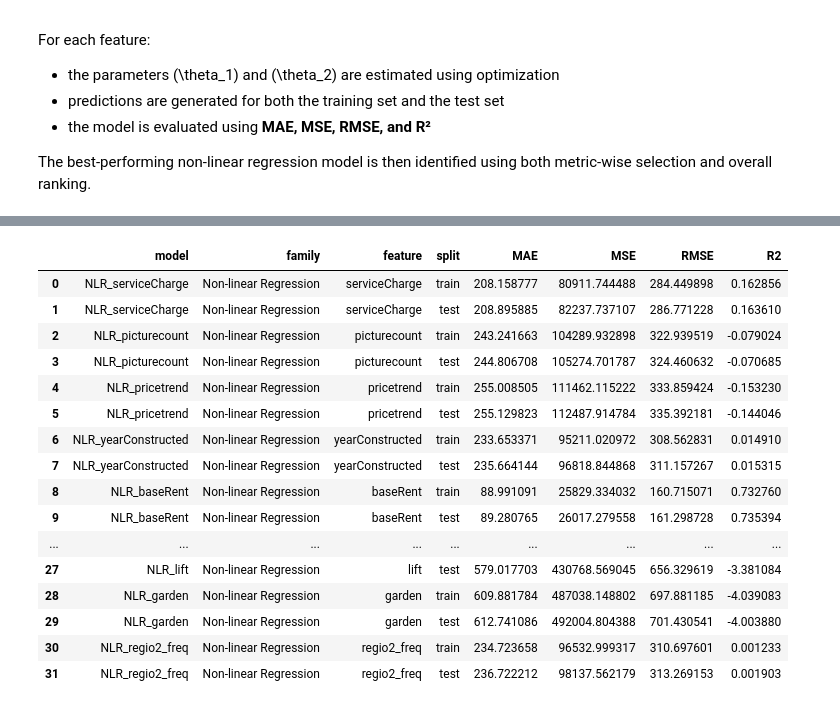
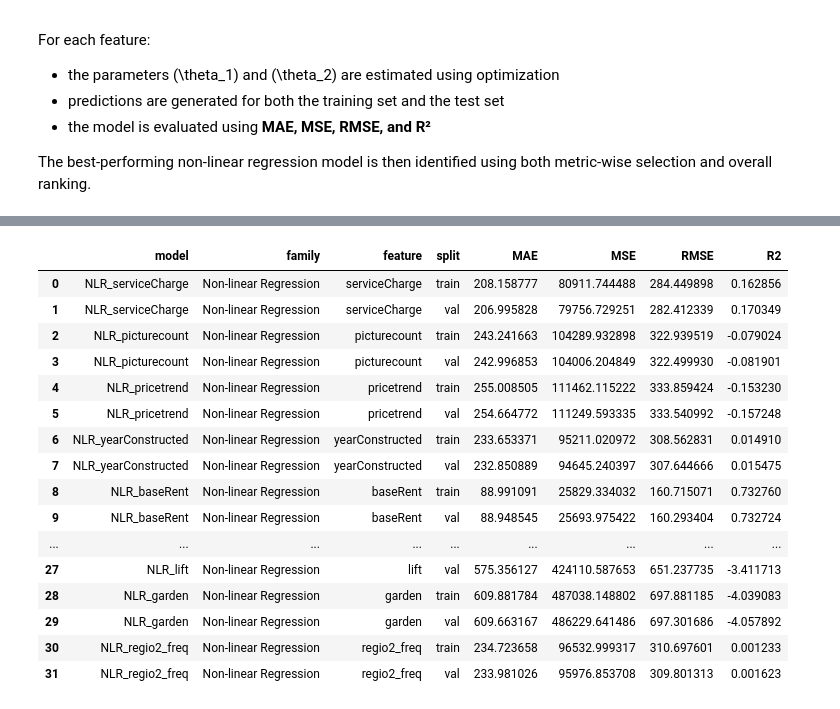
Before and after one commit to Susantoco/data_mining, a Jupyter notebook: notebooks/regression.ipynb, the cells around one changed output, grey strips where cells are left out. Drawn from its saved outputs; the diff is of its cells as text; code cells hidden in the pictures.

```diff
--- a/notebooks/regression.ipynb
+++ b/notebooks/regression.ipynb
@@ -32,9 +34,9 @@ This section is responsible for loading the prepared datasets used for model tra
 - **Validation set**: used for hyperparameter tuning (GridSearchCV)
 - **Test set**: used for final evaluation
 # %%
-traindf = pd.read_csv("../data/processed/train.csv")
-valdf = pd.read_csv("../data/processed/val.csv")
-testdf = pd.read_csv("../data/processed/test.csv")
+traindf = pd.read_csv("../data/train.csv")
+valdf = pd.read_csv("../data/val.csv")
+testdf = pd.read_csv("../data/test.csv")
 # %% [markdown]
 ## ***2.2. Dataset Overview***
 
@@ -582,21 +568,33 @@ nlr_params = {}
 nlr_predictions = {}
 nlr_failures = []
 
+# Target
+y_train = traindf[target_col].copy()
+y_val   = valdf[target_col].copy()
+
+# ===== 1. Fit NLR trên train, đánh giá train + val =====
 for col in feature_cols:
     x_train = traindf[col].astype(float).values
-    x_test = testdf[col].astype(float).values
+    x_val   = valdf[col].astype(float).values
 
     y_train_arr = y_train.astype(float).values
-    y_test_arr = y_test.astype(float).values
+    y_val_arr   = y_val.astype(float).values
 
     train_mask = np.isfinite(x_train) & np.isfinite(y_train_arr)
-    test_mask = np.isfinite(x_test) & np.isfinite(y_test_arr)
+    val_mask   = np.isfinite(x_val) & np.isfinite(y_val_arr)
 
     x_train_valid = x_train[train_mask]
     y_train_valid = y_train_arr[train_mask]
 
-    x_test_valid = x_test[test_mask]
-    y_test_valid = y_test_arr[test_mask]
+    x_val_valid = x_val[val_mask]
+    y_val_valid = y_val_arr[val_mask]
+
+    if len(x_train_valid) < 3 or len(np.unique(x_train_valid)) < 2:
+        nlr_failures.append({
+            "feature": col,
+            "error": "Not enough valid training points or feature has no variation"
+        })
+        continue
 
     theta1_init = max(np.nanmean(y_train_valid), 1.0)
     theta2_init = np.nanmedian(x_train_valid)
@@ -615,7 +613,7 @@ for col in feature_cols:
         theta1_hat, theta2_hat = params
 
         y_train_pred = nonlinear_model(x_train_valid, theta1_hat, theta2_hat)
-        y_test_pred = nonlinear_model(x_test_valid, theta1_hat, theta2_hat)
+        y_val_pred   = nonlinear_model(x_val_valid, theta1_hat, theta2_hat)
 
         nlr_params[col] = {
             "theta1": theta1_hat,
@@ -625,8 +623,8 @@ for col in feature_cols:
         nlr_predictions[col] = {
             "train_true": y_train_valid,
             "train_pred": y_train_pred,
-            "test_true": y_test_valid,
-            "test_pred": y_test_pred
+            "val_true": y_val_valid,
+            "val_pred": y_val_pred
         }
 
         nlr_rows.append(
@@ -645,9 +643,9 @@ for col in feature_cols:
                 model_name=f"NLR_{col}",
                 family="Non-linear Regression",
                 feature=col,
-                split_name="test",
-                y_true=y_test_valid,
-                y_pred=y_test_pred
+                split_name="val",
+                y_true=y_val_valid,
+                y_pred=y_val_pred
             )
         )
 
@@ -658,5 +656,45 @@ for col in feature_cols:
         })
 
 nlr_results = pd.DataFrame(nlr_rows)
-nlr_results
+print("NLR results:")
+display(nlr_results)
+
+if len(nlr_failures) > 0:
+    print("Các feature fit lỗi:")
+    display(pd.DataFrame(nlr_failures))
+
+nlr_val_results = nlr_results[nlr_results["split"] == "val"].copy()
+
+if nlr_val_results.empty:
+    raise ValueError("Không có mô hình Non-linear Regression hợp lệ trên validation set.")
+
+nlr_best_each_metric = best_by_metric(nlr_val_results)
+print("Best NLR by each metric on validation:")
+display(nlr_best_each_metric)
+
+nlr_val_ranked = rank_models(nlr_val_results)
+print("Validation ranking of NLR models:")
+display(nlr_val_ranked)
+
+top_k = min(2, len(nlr_val_ranked))
+top2_nlr = nlr_val_ranked.head(top_k).copy()
+
+print(f"Top {top_k} NLR models selected from validation:")
+display(top2_nlr)
+
+top2_features = top2_nlr["feature"].tolist()
+print("Selected top features:", top2_features)
+
+top2_nlr_params = {
+    feature: nlr_params[feature]
+    for feature in top2_features
+}
+
+top2_nlr_predictions = {
+    feature: nlr_predictions[feature]
+    for feature in top2_features
+}
+
+print("Top 2 model parameters:")
+display(pd.DataFrame(top2_nlr_params).T)
 # %% [output]
@@ -663,17 +702,17 @@ nlr_results
 |  | model | family | feature | split | MAE | MSE | RMSE | R2 |
 | 0 | NLR_serviceCharge | Non-linear Regression | serviceCharge | train | 208.158777 | 80911.744488 | 284.449898 | 0.162856 |
-| 1 | NLR_serviceCharge | Non-linear Regression | serviceCharge | test | 208.895885 | 82237.737107 | 286.771228 | 0.163610 |
+| 1 | NLR_serviceCharge | Non-linear Regression | serviceCharge | val | 206.995828 | 79756.729251 | 282.412339 | 0.170349 |
 | 2 | NLR_picturecount | Non-linear Regression | picturecount | train | 243.241663 | 104289.932898 | 322.939519 | -0.079024 |
-| 3 | NLR_picturecount | Non-linear Regression | picturecount | test | 244.806708 | 105274.701787 | 324.460632 | -0.070685 |
+| 3 | NLR_picturecount | Non-linear Regression | picturecount | val | 242.996853 | 104006.204849 | 322.499930 | -0.081901 |
 | 4 | NLR_pricetrend | Non-linear Regression | pricetrend | train | 255.008505 | 111462.115222 | 333.859424 | -0.153230 |
-| 5 | NLR_pricetrend | Non-linear Regression | pricetrend | test | 255.129823 | 112487.914784 | 335.392181 | -0.144046 |
+| 5 | NLR_pricetrend | Non-linear Regression | pricetrend | val | 254.664772 | 111249.593335 | 333.540992 | -0.157248 |
 | 6 | NLR_yearConstructed | Non-linear Regression | yearConstructed | train | 233.653371 | 95211.020972 | 308.562831 | 0.014910 |
-| 7 | NLR_yearConstructed | Non-linear Regression | yearConstructed | test | 235.664144 | 96818.844868 | 311.157267 | 0.015315 |
+| 7 | NLR_yearConstructed | Non-linear Regression | yearConstructed | val | 232.850889 | 94645.240397 | 307.644666 | 0.015475 |
 | 8 | NLR_baseRent | Non-linear Regression | baseRent | train | 88.991091 | 25829.334032 | 160.715071 | 0.732760 |
-| 9 | NLR_baseRent | Non-linear Regression | baseRent | test | 89.280765 | 26017.279558 | 161.298728 | 0.735394 |
+| 9 | NLR_baseRent | Non-linear Regression | baseRent | val | 88.948545 | 25693.975422 | 160.293404 | 0.732724 |
 | ... | ... | ... | ... | ... | ... | ... | ... | ... |
-| 27 | NLR_lift | Non-linear Regression | lift | test | 579.017703 | 430768.569045 | 656.329619 | -3.381084 |
+| 27 | NLR_lift | Non-linear Regression | lift | val | 575.356127 | 424110.587653 | 651.237735 | -3.411713 |
 | 28 | NLR_garden | Non-linear Regression | garden | train | 609.881784 | 487038.148802 | 697.881185 | -4.039083 |
-| 29 | NLR_garden | Non-linear Regression | garden | test | 612.741086 | 492004.804388 | 701.430541 | -4.003880 |
+| 29 | NLR_garden | Non-linear Regression | garden | val | 609.663167 | 486229.641486 | 697.301686 | -4.057892 |
 | 30 | NLR_regio2_freq | Non-linear Regression | regio2_freq | train | 234.723658 | 96532.999317 | 310.697601 | 0.001233 |
-| 31 | NLR_regio2_freq | Non-linear Regression | regio2_freq | test | 236.722212 | 98137.562179 | 313.269153 | 0.001903 |
+| 31 | NLR_regio2_freq | Non-linear Regression | regio2_freq | val | 233.981026 | 95976.853708 | 309.801313 | 0.001623 |
```
Also changed, not shown: parts of 19 cells of this notebook, 4 other files.
